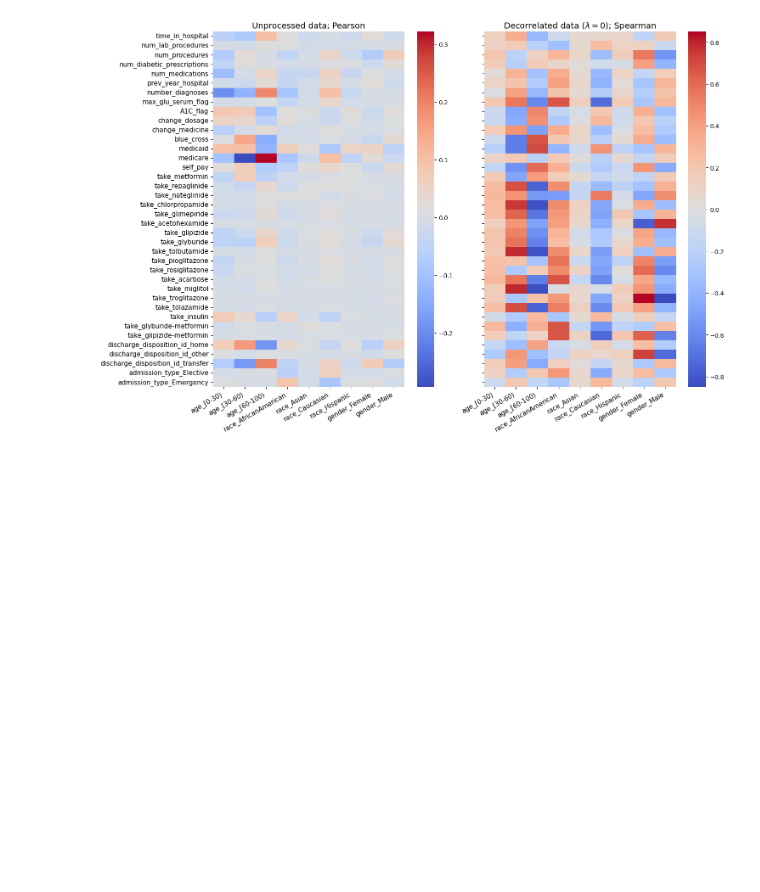
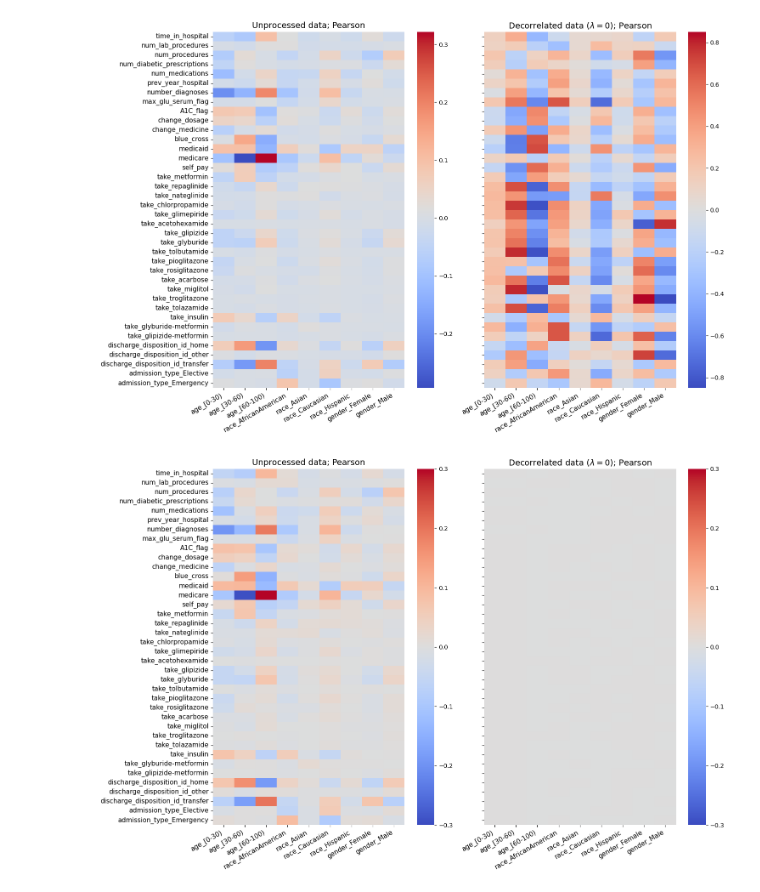
Before and after one commit to ah140797/AlgorithmicFairnessExam, a Jupyter notebook: notebook__.ipynb, the cells around one changed output. Saved outputs shown, nothing was run; the diff lists cells and outputs as text; code cells hidden in the pictures; blank space fills up the shorter version.

```diff
--- a/notebook__.ipynb
+++ b/notebook__.ipynb
@@ -958,7 +984,7 @@ for ax_, data_corr, i in zip(axes, [corr_matrix, corr_matrix_decorrelated], [0,
         ax_.set_title('Unprocessed data; Pearson', fontsize=14)
     if i == 1:
         ax_.set_yticklabels([])
-        ax_.set_title('Decorrelated data ($\lambda=0$); Spearman', fontsize=14)
+        ax_.set_title('Decorrelated data ($\lambda=0$); Pearson', fontsize=14)
 
     # Rotate x-axis tick labels and increase font size
     ax_.tick_params(axis='x', labelsize=11)
@@ -971,3 +997,38 @@ plt.tight_layout()
 plt.savefig(FIGURES_PATH+"corrplots.svg")
 # %% [output]
 [figure]
+# %%
+df_one_hot_corr_plot_features_decorrelated = correlation_remover(df_one_hot_corr_plot_features,
+                                                                 df_one_hot_corr_plot_protectedfeatures ,0)
+df_one_hot_corr_plot_features_decorrelated.set_index(df_one_hot_corr_plot.index, inplace=True)
+df_one_hot_corr_plot_decorrelated = pd.concat([df_one_hot_corr_plot_features_decorrelated, df_one_hot_corr_plot_protectedfeatures], axis=1)
+
+corr_matrix_decorrelated = df_one_hot_corr_plot_decorrelated.corr(method='pearson')
+corr_matrix_decorrelated = corr_matrix_decorrelated[PROTECTED_FEATURES_ONE_HOT].reset_index() #only keep protected features as cols
+corr_matrix_decorrelated = corr_matrix_decorrelated.drop([i for i in range(len(FEATURES_ONE_HOT)-1,corr_matrix_decorrelated.shape[0])]) #remove protected features from rows
+corr_matrix_decorrelated = corr_matrix_decorrelated.set_index('index')
+# %%
+fig, axes = plt.subplots(1, 2, figsize=(15, 10))
+axes = axes.T.flatten()
+
+for ax_, data_corr, i in zip(axes, [corr_matrix, corr_matrix_decorrelated], [0, 1]):
+    sns.heatmap(ax=ax_, data=data_corr, cmap='coolwarm', vmin=-0.3, vmax=0.3)
+
+    ax_.set_ylabel('')
+    if i == 0:
+        ax_.set_title('Unprocessed data; Pearson', fontsize=14)
+    if i == 1:
+        ax_.set_yticklabels([])
+        ax_.set_title('Decorrelated data ($\lambda=0$); Pearson', fontsize=14)
+
+    # Rotate x-axis tick labels and increase font size
+    ax_.tick_params(axis='x', labelsize=11)
+    ax_.tick_params(axis='y', labelsize=11)
+    ax_.set_xlabel(ax_.get_xlabel(), fontsize=11, ha='left')
+    ax_.set_xticklabels(ax_.get_xticklabels(), rotation=30, ha='right')
+    ax_.set_ylabel(ax_.get_ylabel(), fontsize=11)
+
+plt.tight_layout()
+plt.savefig(FIGURES_PATH+"corrplots_pearson.svg")
+# %% [output]
+[figure, added]
```
Also changed, not shown: parts of 6 cells of this notebook, 11 other files.
